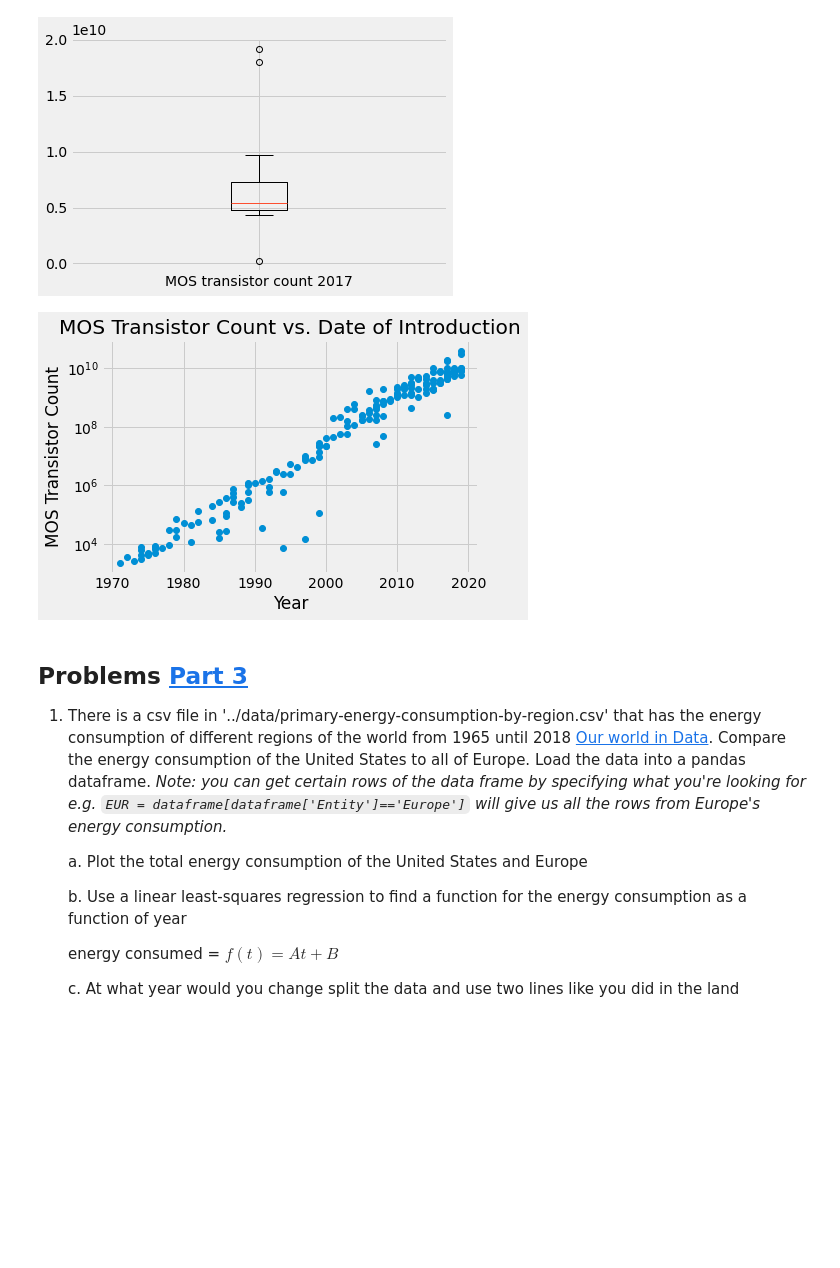
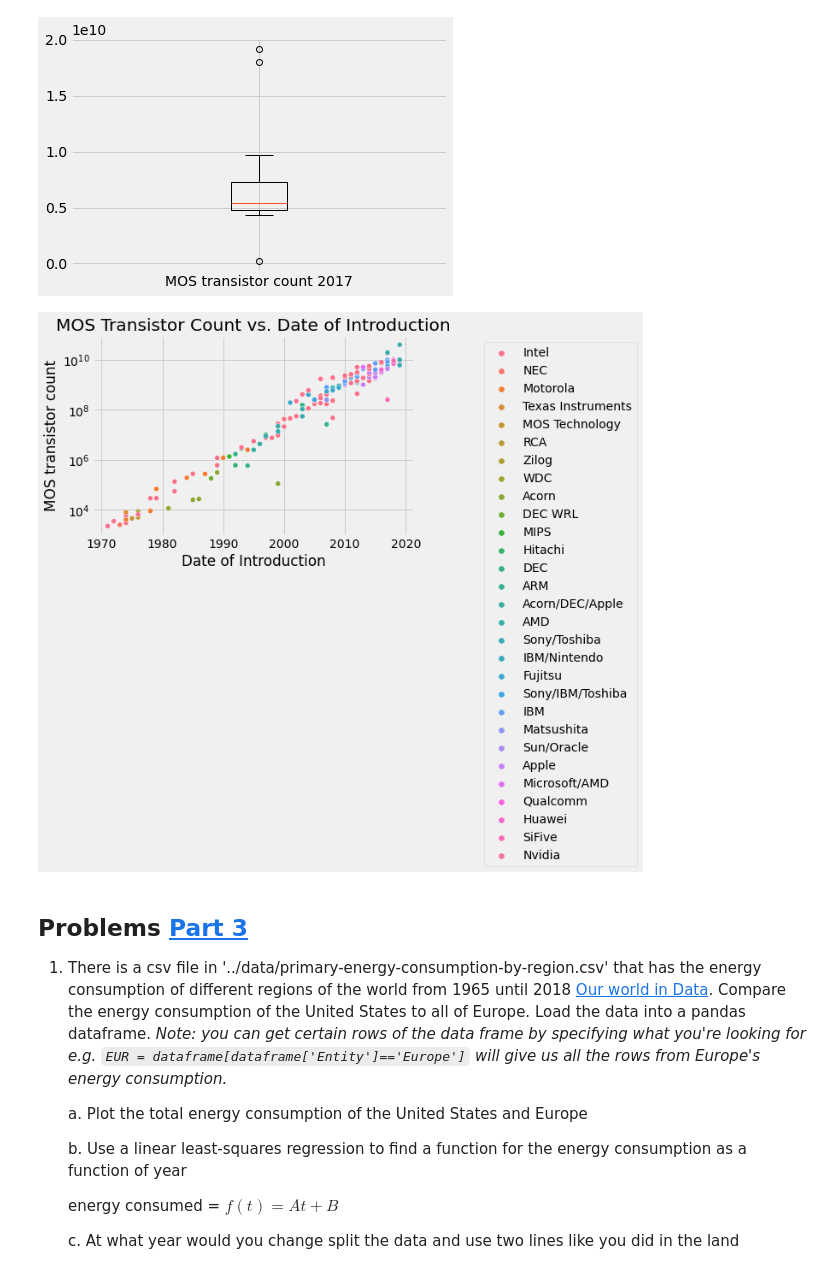
Before and after one commit to hamwalker/computational-mechanics, a Jupyter notebook: module_02/notebooks/HW_02.ipynb, the cells around one changed output. Drawn from its saved outputs; the diff is of its cells as text; code cells hidden in the pictures; blank space fills up the shorter version.

```diff
--- a/module_02/notebooks/HW_02.ipynb
+++ b/module_02/notebooks/HW_02.ipynb
@@ -158,16 +155,25 @@ The first quartile is 5e+09
 The second quartile is 5e+09
 The third quartile is 7e+09
 [figure]
-# %%
-# 2 b Create a semilog y-axis scatter plot (i.e. plt.semilogy) for the "Date of Introduction"
-# vs "MOS transistor count". Color the data according to the "Designer"
-
-plt.semilogy(transistor['Date of Introduction'], transistor['MOS transistor count'], 'o')
-plt.xlabel('Year')
-plt.ylabel('MOS Transistor Count')
-plt.title('MOS Transistor Count vs. Date of Introduction');
-# %% [output]
-[figure, removed]
+# %%
+# 2 b Create a semilog y-axis scatter plot (i.e. plt.semilogy) for the "Date of Introduction"
+# vs "MOS transistor count". Color the data according to the "Designer"
+
+# plt.semilogy(transistor['Date of Introduction'], transistor['MOS transistor count'], 'o')
+# plt.xlabel('Year')
+# plt.ylabel('MOS Transistor Count')
+#
+
+import seaborn as sns
+
+transistor = transistor.dropna()
+
+t = sns.scatterplot(data = transistor , x='Date of Introduction', y= 'MOS transistor count' , hue='Designer')
+t.set(yscale='log')
+plt.legend(bbox_to_anchor=(1.2, 1),loc='best' )
+plt.title('MOS Transistor Count vs. Date of Introduction');
+# %% [output]
+[figure, added]
 # %% [markdown]
 ## Problems [Part 3](03_Linear_Regression_with_Real_Data.md)
 
```
Also changed, not shown: parts of 17 cells of this notebook, 8 other files.
